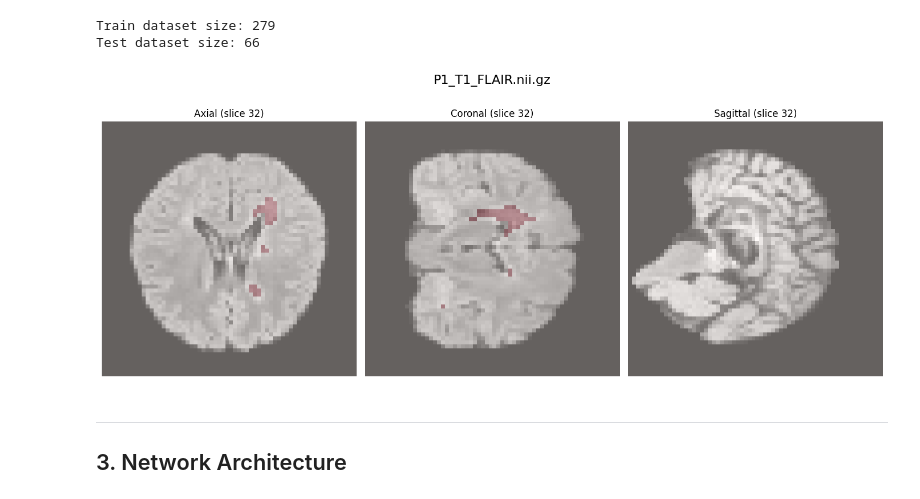
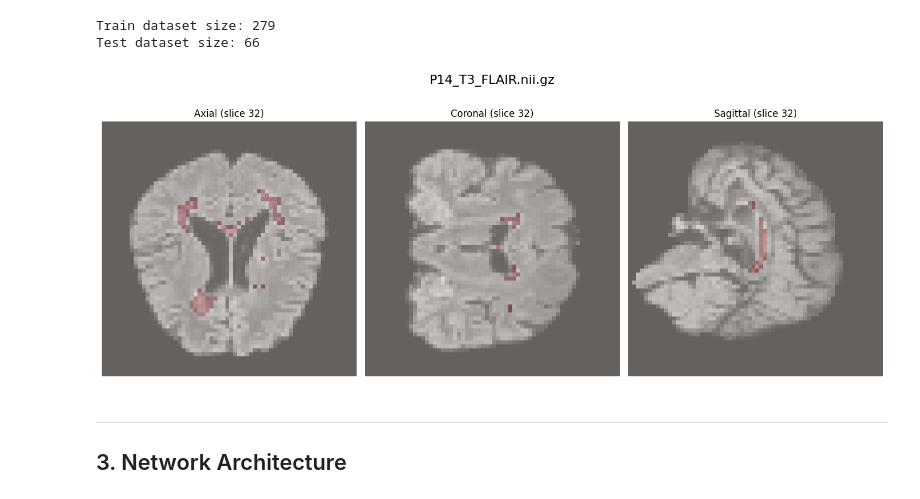
Before and after one commit to METZOTOURE/PRJIAV-Segmentation, a Jupyter notebook: unet_seg.ipynb, the cells around one changed output. Drawn from its saved outputs; the diff is of its cells as text; code cells hidden in the pictures.

```diff
--- a/unet_seg.ipynb
+++ b/unet_seg.ipynb
@@ -140,8 +140,8 @@ class SITKResize3D:
 class MSLesSegDataset(Dataset):
     def __init__(self, datalist, new_shape, limit=None):
 
-        self.images = [item["image"] for item in datalist]
-        self.masks  = [item["label"] for item in datalist]
+        self.images = [item["volume"] for item in datalist]
+        self.masks  = [item["mask"] for item in datalist]
 
         if limit is not None:
             self.images = self.images[:limit]
@@ -198,11 +198,11 @@ print(f"Test dataset size: {len(test_dataset)}")
 Train dataset size: 279
 Test dataset size: 66
 # %%
-img, mask, path = train_dataset[0]
+img, mask, path = train_dataset[45]
 
 utils.show_3d_views(img, mask, title=os.path.basename(path))
 # %% [output]
-[figure, old version]
+[figure, new version]
 # %% [markdown]
 ---
 
```
Also changed, not shown: parts of 4 cells of this notebook, 3 other files.
